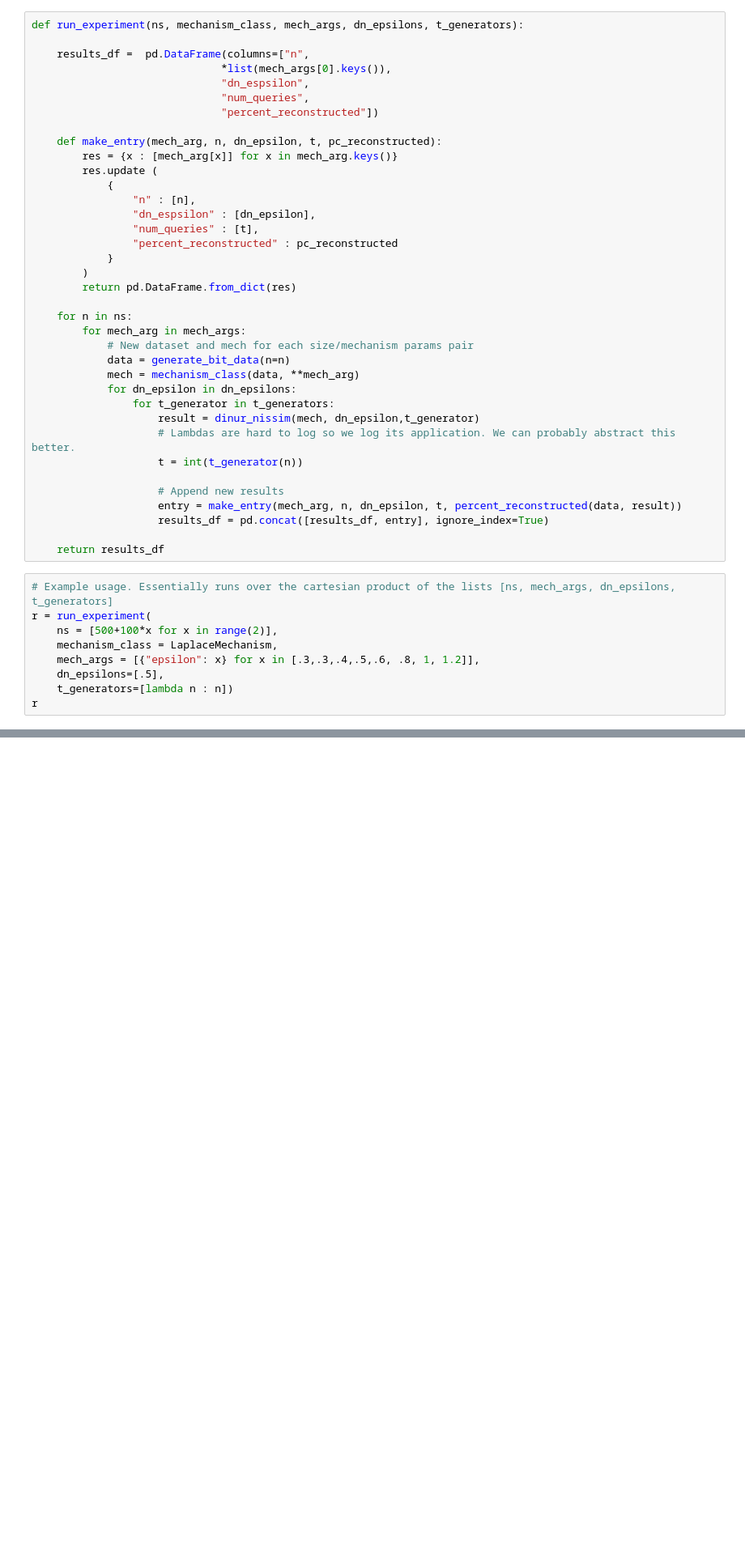
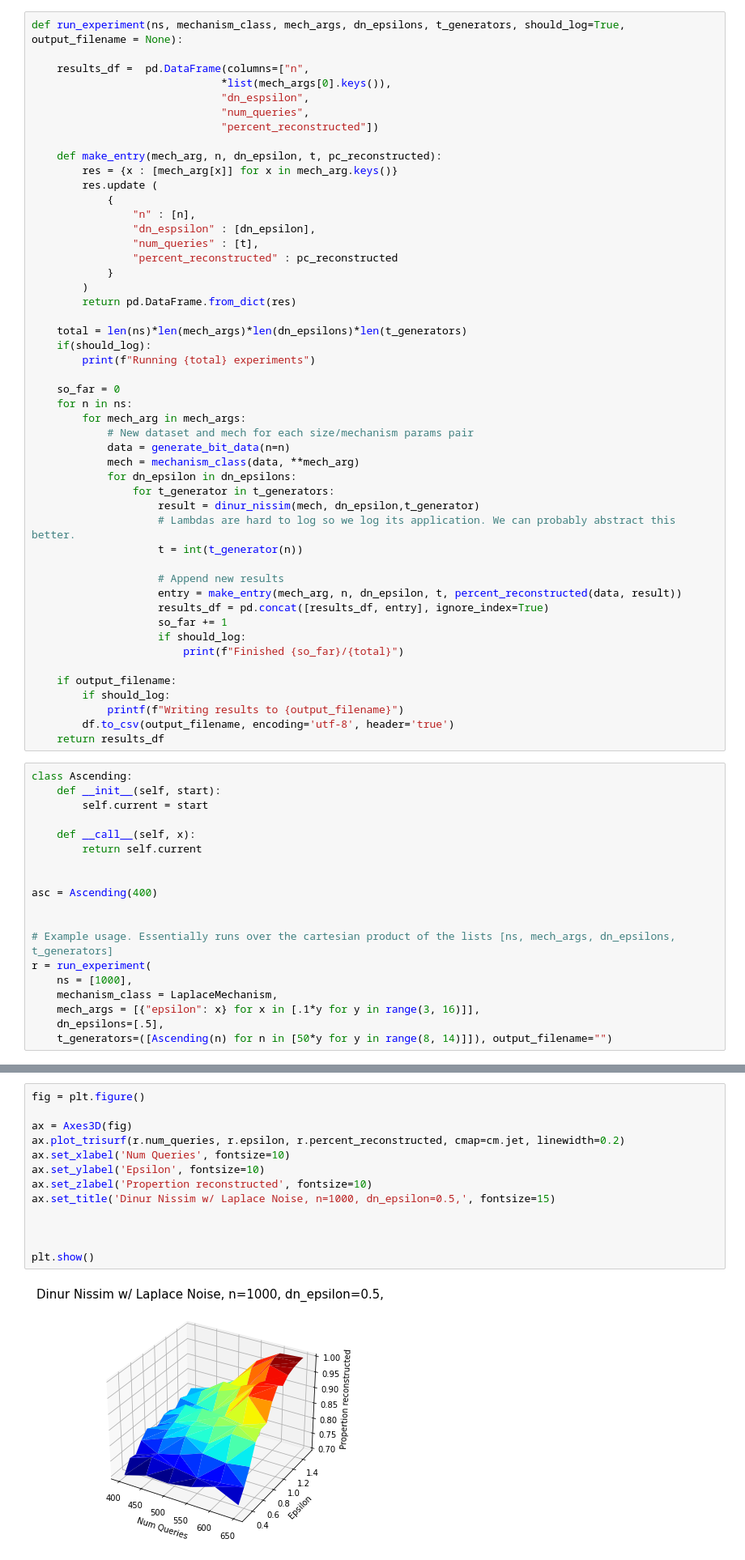
Before and after one commit to mgul999/cs226finalproject, a Jupyter notebook: 226 final project.ipynb, the cells around one changed output, grey strips where cells are left out. Shown at 81% size. Saved outputs shown, nothing was run; the diff lists cells and outputs as text; blank space fills up the shorter version.

Commit message:
pretty charts

```diff
--- a/226 final project.ipynb
+++ b/226 final project.ipynb
@@ -112,7 +117,7 @@ def percent_reconstructed(data, results):
 # mech = LaplaceMechanism(data, epsilon=100)
 # dinur_nissim(mech, gen_t=lambda n : n)
 # %%
-def run_experiment(ns, mechanism_class, mech_args, dn_epsilons, t_generators):
+def run_experiment(ns, mechanism_class, mech_args, dn_epsilons, t_generators, should_log=True, output_filename = None):
 
     results_df =  pd.DataFrame(columns=["n",
                               *list(mech_args[0].keys()),
@@ -132,6 +137,11 @@ def run_experiment(ns, mechanism_class, mech_args, dn_epsilons, t_generators):
         )
         return pd.DataFrame.from_dict(res)
 
+    total = len(ns)*len(mech_args)*len(dn_epsilons)*len(t_generators)
+    if(should_log):
+        print(f"Running {total} experiments")
+
+    so_far = 0
     for n in ns:
         for mech_arg in mech_args:
             # New dataset and mech for each size/mechanism params pair
@@ -146,14 +156,31 @@ def run_experiment(ns, mechanism_class, mech_args, dn_epsilons, t_generators):
                     # Append new results
                     entry = make_entry(mech_arg, n, dn_epsilon, t, percent_reconstructed(data, result))
                     results_df = pd.concat([results_df, entry], ignore_index=True)
+                    so_far += 1
+                    if should_log:
+                        print(f"Finished {so_far}/{total}")
 
+    if output_filename:
+        if should_log:
+            printf(f"Writing results to {output_filename}")
+        df.to_csv(output_filename, encoding='utf-8', header='true')
     return results_df
 # %%
+class Ascending:
+    def __init__(self, start):
+        self.current = start
+
+    def __call__(self, x):
+        return self.current
+
+
+asc = Ascending(400)
+
+
 # Example usage. Essentially runs over the cartesian product of the lists [ns, mech_args, dn_epsilons, t_generators]
 r = run_experiment(
-    ns = [500+100*x for x in range(2)],
+    ns = [1000],
     mechanism_class = LaplaceMechanism,
-    mech_args = [{"epsilon": x} for x in [.3,.3,.4,.5,.6, .8, 1, 1.2]],
+    mech_args = [{"epsilon": x} for x in [.1*y for y in range(3, 16)]],
     dn_epsilons=[.5],
-    t_generators=[lambda n : n])
-r
+    t_generators=([Ascending(n) for n in [50*y for y in range(8, 14)]]), output_filename="")
@@ -159,0 +221,15 @@ r
+# %%
+fig = plt.figure()
+
+ax = Axes3D(fig)
+ax.plot_trisurf(r.num_queries, r.epsilon, r.percent_reconstructed, cmap=cm.jet, linewidth=0.2)
+ax.set_xlabel('Num Queries', fontsize=10)
+ax.set_ylabel('Epsilon', fontsize=10)
+ax.set_zlabel('Propertion reconstructed', fontsize=10)
+ax.set_title('Dinur Nissim w/ Laplace Noise, n=1000, dn_epsilon=0.5,', fontsize=15)
+
+
+
+plt.show()
+# %% [output]
+[figure, added]
```
Also changed, not shown: parts of 6 cells of this notebook.
